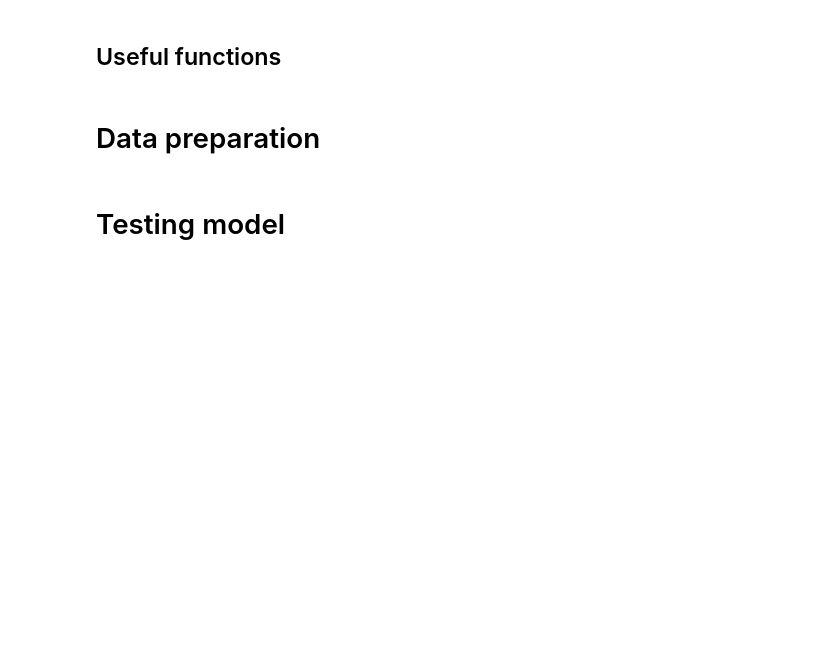
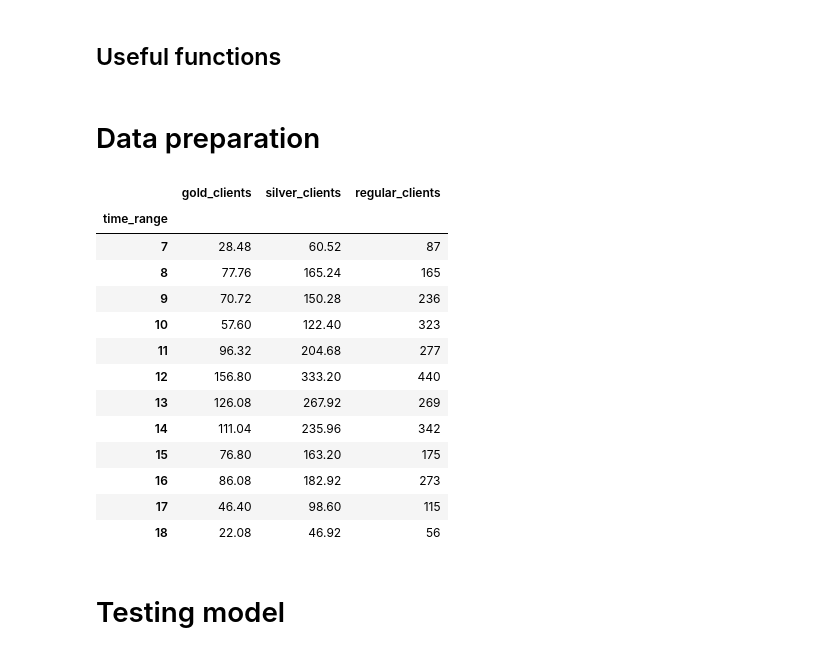
Before and after one commit to EgorDudyrev/SimMod_CourseWork, a Jupyter notebook: SimPy model.ipynb, the cells around one changed output. Drawn from its saved outputs; the diff is of its cells as text; code cells hidden in the pictures; blank space fills up the shorter version.

```diff
--- a/SimPy model.ipynb
+++ b/SimPy model.ipynb
@@ -97,6 +122,31 @@ op_mx = np.empty([0,len(op_columns)], dtype=np.int)
 for p, swt in [(3, dt.timedelta(seconds=0).seconds),
                (3, dt.timedelta(minutes=10).seconds)]:
     id_, op_mx = add_operator_to_matrix(op_mx, p, swt)
+# %%
+call_frequency_ds = pd.DataFrame()
+call_frequency_ds['time_range'] = range(7,19)
+call_frequency_ds['regular_clients'] = [87, 165, 236, 323, 277, 440, 269, 342, 175, 273, 115,  56]
+call_frequency_ds['vip_clients'] = [89, 243, 221, 180, 301, 490, 394, 347, 240, 269, 145,  69]
+call_frequency_ds['silver_clients'] = 0.68*call_frequency_ds['vip_clients']
+call_frequency_ds['gold_clients'] = call_frequency_ds['vip_clients']-call_frequency_ds['silver_clients']
+call_frequency_ds.index = call_frequency_ds['time_range']
+call_frequency_ds = call_frequency_ds.reindex(columns=['gold_clients', 'silver_clients', 'regular_clients'])
+call_frequency_ds
+# %% [output]
+|  | gold_clients | silver_clients | regular_clients |
+| time_range |  |  |  |
+| 7 | 28.48 | 60.52 | 87 |
+| 8 | 77.76 | 165.24 | 165 |
+| 9 | 70.72 | 150.28 | 236 |
+| 10 | 57.60 | 122.40 | 323 |
+| 11 | 96.32 | 204.68 | 277 |
+| 12 | 156.80 | 333.20 | 440 |
+| 13 | 126.08 | 267.92 | 269 |
+| 14 | 111.04 | 235.96 | 342 |
+| 15 | 76.80 | 163.20 | 175 |
+| 16 | 86.08 | 182.92 | 273 |
+| 17 | 46.40 | 98.60 | 115 |
+| 18 | 22.08 | 46.92 | 56 |
 # %% [markdown]
 # Testing model
 # %%
```
Also changed, not shown: parts of 9 cells of this notebook, 2 other files.
